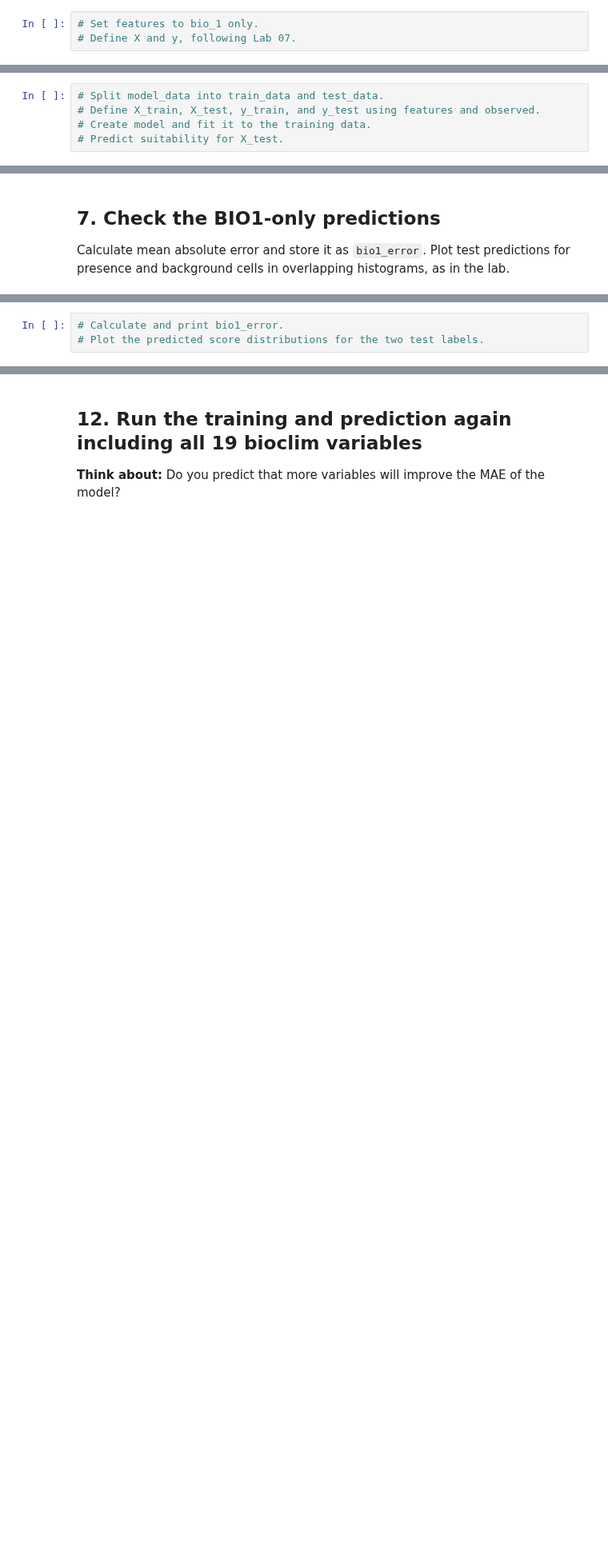
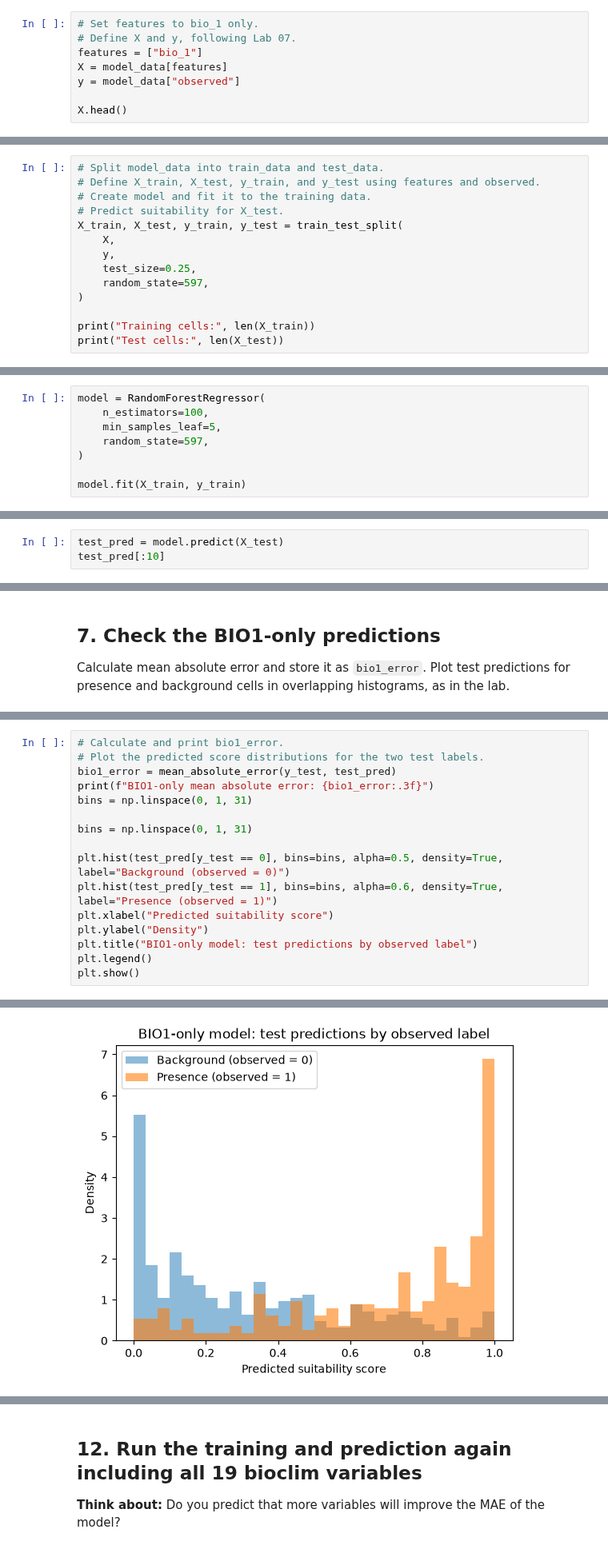
Before and after one commit to Ruddyduck13/BIO597-SpatialBiodiversity, a Jupyter notebook: docs/assignments/Assignment-07-MachineLearningSDM.ipynb, the cells around one changed output, grey strips where cells are left out. Shown at 80% size. Saved outputs shown, nothing was run; the diff lists cells and outputs as text; blank space fills up the shorter version.

```diff
--- a/docs/assignments/Assignment-07-MachineLearningSDM.ipynb
+++ b/docs/assignments/Assignment-07-MachineLearningSDM.ipynb
@@ -70,3 +159,8 @@ Start with `features = ["bio_1"]`, annual mean temperature, to connect with last
 # %%
 # Set features to bio_1 only.
 # Define X and y, following Lab 07.
+features = ["bio_1"]
+X = model_data[features]
+y = model_data["observed"]
+
+X.head()
@@ -81,3 +182,12 @@ Fit a `RandomForestRegressor` using only `bio_1`, with 100 trees, `min_samples_l
 # Define X_train, X_test, y_train, and y_test using features and observed.
 # Create model and fit it to the training data.
 # Predict suitability for X_test.
+X_train, X_test, y_train, y_test = train_test_split(
+    X,
+    y,
+    test_size=0.25,
+    random_state=597,
+)
+
+print("Training cells:", len(X_train))
+print("Test cells:", len(X_test))
@@ -83,0 +197,8 @@ Fit a `RandomForestRegressor` using only `bio_1`, with 100 trees, `min_samples_l
+# %%
+model = RandomForestRegressor(
+    n_estimators=100,
+    min_samples_leaf=5,
+    random_state=597,
+)
+
+model.fit(X_train, y_train)
@@ -83,0 +207,3 @@ Fit a `RandomForestRegressor` using only `bio_1`, with 100 trees, `min_samples_l
+# %%
+test_pred = model.predict(X_test)
+test_pred[:10]
@@ -88,3 +222,17 @@ Calculate mean absolute error and store it as `bio1_error`. Plot test prediction
 # %%
 # Calculate and print bio1_error.
 # Plot the predicted score distributions for the two test labels.
+bio1_error = mean_absolute_error(y_test, test_pred)
+print(f"BIO1-only mean absolute error: {bio1_error:.3f}")
+bins = np.linspace(0, 1, 31)
+
+bins = np.linspace(0, 1, 31)
+
+plt.hist(test_pred[y_test == 0], bins=bins, alpha=0.5, density=True, label="Background (observed = 0)")
+plt.hist(test_pred[y_test == 1], bins=bins, alpha=0.6, density=True, label="Presence (observed = 1)")
+plt.xlabel("Predicted suitability score")
+plt.ylabel("Density")
+plt.title("BIO1-only model: test predictions by observed label")
+plt.legend()
+plt.show()
+# %% [output]
@@ -91,2 +240,3 @@ Calculate mean absolute error and store it as `bio1_error`. Plot test prediction
+[figure, added]
 # %% [markdown]
 **Interpretation:** Do test presence cells generally receive higher scores? Why should we use withheld cells to check the model?
```
Also changed, not shown: parts of 35 cells of this notebook, 1 other file.
